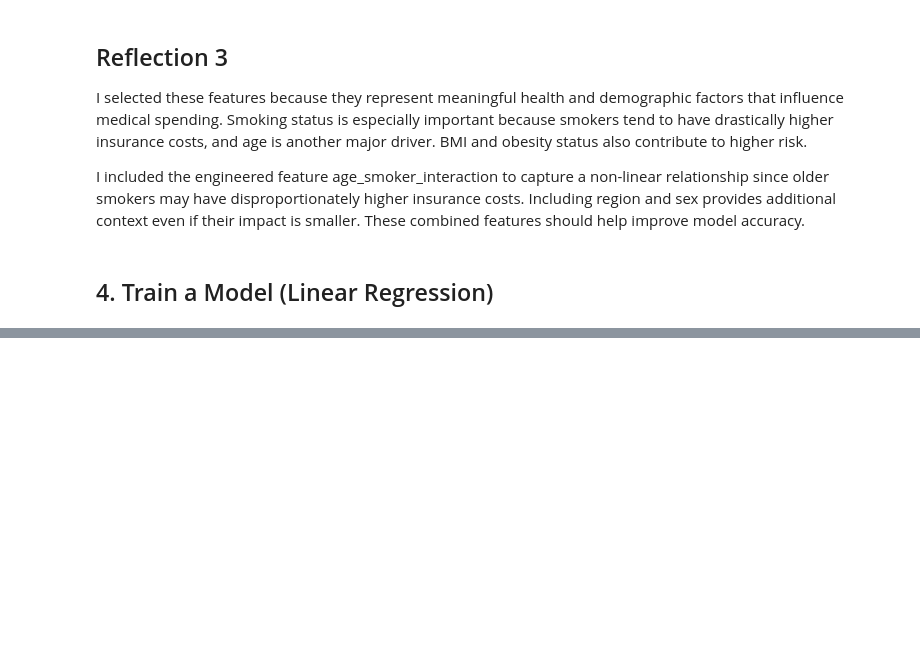
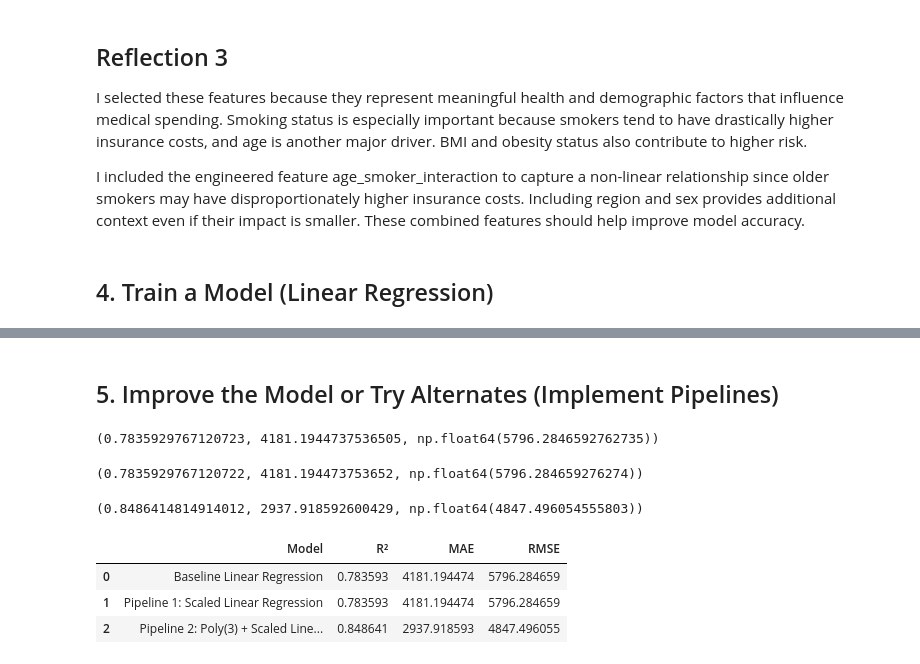
Before and after one commit to brandonjbbb/applied-ml-brandon, a Jupyter notebook: notebooks/FinalProject/regression_brandon.ipynb, the cells around one changed output, grey strips where cells are left out. Drawn from its saved outputs; the diff is of its cells as text; code cells hidden in the pictures; blank space fills up the shorter version.

Commit message:
Implement regression pipelines with scaling and polynomial features

```diff
--- a/notebooks/FinalProject/regression_brandon.ipynb
+++ b/notebooks/FinalProject/regression_brandon.ipynb
@@ -96,0 +99,3 @@ X_train.shape, X_test.shape
+# %%
+lin_reg = LinearRegression()
+lin_reg.fit(X_train, y_train)
@@ -96,0 +128,71 @@ X_train.shape, X_test.shape
+# %% [markdown]
+## 5. Improve the Model or Try Alternates (Implement Pipelines)
+# %%
+baseline_r2 = r2
+baseline_mae = mae
+baseline_rmse = rmse
+
+baseline_r2, baseline_mae, baseline_rmse
+# %% [output]
+(0.7835929767120723, 4181.1944737536505, np.float64(5796.2846592762735))
+# %%
+from sklearn.pipeline import Pipeline
+from sklearn.impute import SimpleImputer
+from sklearn.preprocessing import StandardScaler
+
+pipe_linear = Pipeline([
+    ("imputer", SimpleImputer(strategy="median")),
+    ("scaler", StandardScaler()),
+    ("model", LinearRegression())
+])
+
+pipe_linear.fit(X_train, y_train)
+
+y_pred_pipe_linear = pipe_linear.predict(X_test)
+
+r2_p1 = r2_score(y_test, y_pred_pipe_linear)
+mae_p1 = mean_absolute_error(y_test, y_pred_pipe_linear)
+rmse_p1 = np.sqrt(mean_squared_error(y_test, y_pred_pipe_linear))
+
+r2_p1, mae_p1, rmse_p1
+# %% [output]
+(0.7835929767120722, 4181.194473753652, np.float64(5796.284659276274))
+# %%
+from sklearn.preprocessing import PolynomialFeatures
+
+pipe_poly3 = Pipeline([
+    ("imputer", SimpleImputer(strategy="median")),
+    ("poly", PolynomialFeatures(degree=3, include_bias=False)),
+    ("scaler", StandardScaler()),
+    ("model", LinearRegression())
+])
+
+pipe_poly3.fit(X_train, y_train)
+
+y_pred_pipe_poly3 = pipe_poly3.predict(X_test)
+
+r2_p2 = r2_score(y_test, y_pred_pipe_poly3)
+mae_p2 = mean_absolute_error(y_test, y_pred_pipe_poly3)
+rmse_p2 = np.sqrt(mean_squared_error(y_test, y_pred_pipe_poly3))
+
+r2_p2, mae_p2, rmse_p2
+# %% [output]
+(0.8486414814914012, 2937.918592600429, np.float64(4847.496054555803))
+# %%
+comparison = pd.DataFrame({
+    "Model": [
+        "Baseline Linear Regression",
+        "Pipeline 1: Scaled Linear Regression",
+        "Pipeline 2: Poly(3) + Scaled Linear Regression"
+    ],
+    "R²": [baseline_r2, r2_p1, r2_p2],
+    "MAE": [baseline_mae, mae_p1, mae_p2],
+    "RMSE": [baseline_rmse, rmse_p1, rmse_p2]
+})
+
+comparison
+# %% [output]
+|  | Model | R² | MAE | RMSE |
+| 0 | Baseline Linear Regression | 0.783593 | 4181.194474 | 5796.284659 |
+| 1 | Pipeline 1: Scaled Linear Regression | 0.783593 | 4181.194474 | 5796.284659 |
+| 2 | Pipeline 2: Poly(3) + Scaled Line... | 0.848641 | 2937.918593 | 4847.496055 |
```
Also changed, not shown: parts of 5 cells of this notebook.
